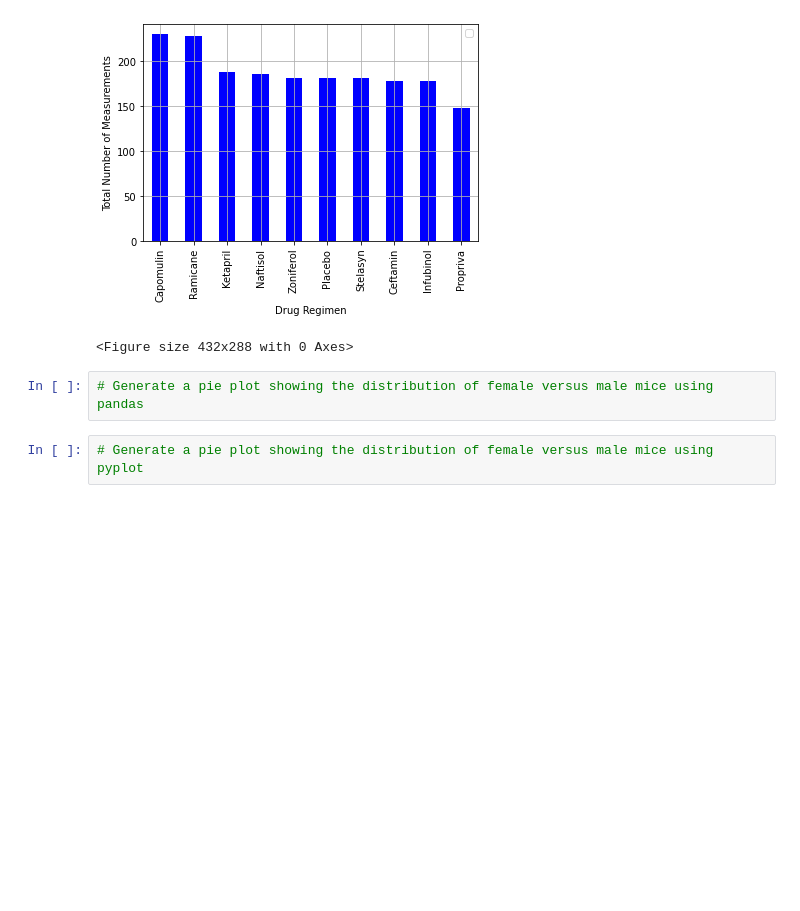
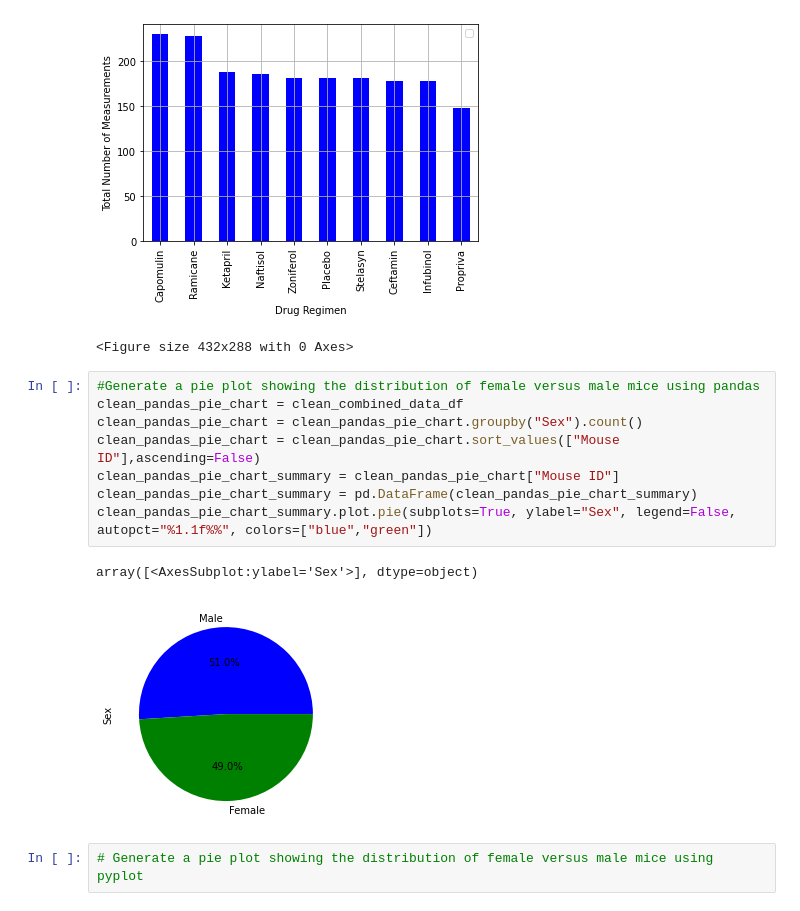
Before and after one commit to lcswsher/Matplotlib_challenge, a Jupyter notebook: pymaceuticals_starter.ipynb, the cells around one changed output. Drawn from its saved outputs; the diff is of its cells as text; blank space fills up the shorter version.

Commit message:
updates to pie chart using the panda df.plot methodology

```diff
--- a/pymaceuticals_starter.ipynb
+++ b/pymaceuticals_starter.ipynb
@@ -157,8 +157,17 @@ plt.tight_layout()
 # %% [output]
 [figure]
 <Figure size 432x288 with 0 Axes>
-# %%
-# Generate a pie plot showing the distribution of female versus male mice using pandas
+# %%
+#Generate a pie plot showing the distribution of female versus male mice using pandas
+clean_pandas_pie_chart = clean_combined_data_df
+clean_pandas_pie_chart = clean_pandas_pie_chart.groupby("Sex").count()
+clean_pandas_pie_chart = clean_pandas_pie_chart.sort_values(["Mouse ID"],ascending=False)
+clean_pandas_pie_chart_summary = clean_pandas_pie_chart["Mouse ID"]
+clean_pandas_pie_chart_summary = pd.DataFrame(clean_pandas_pie_chart_summary)
+clean_pandas_pie_chart_summary.plot.pie(subplots=True, ylabel="Sex", legend=False, autopct="%1.1f%%", colors=["blue","green"])
+# %% [output]
+array([<AxesSubplot:ylabel='Sex'>], dtype=object)
+[figure, added]
 # %%
 # Generate a pie plot showing the distribution of female versus male mice using pyplot
 # %% [markdown]
```
